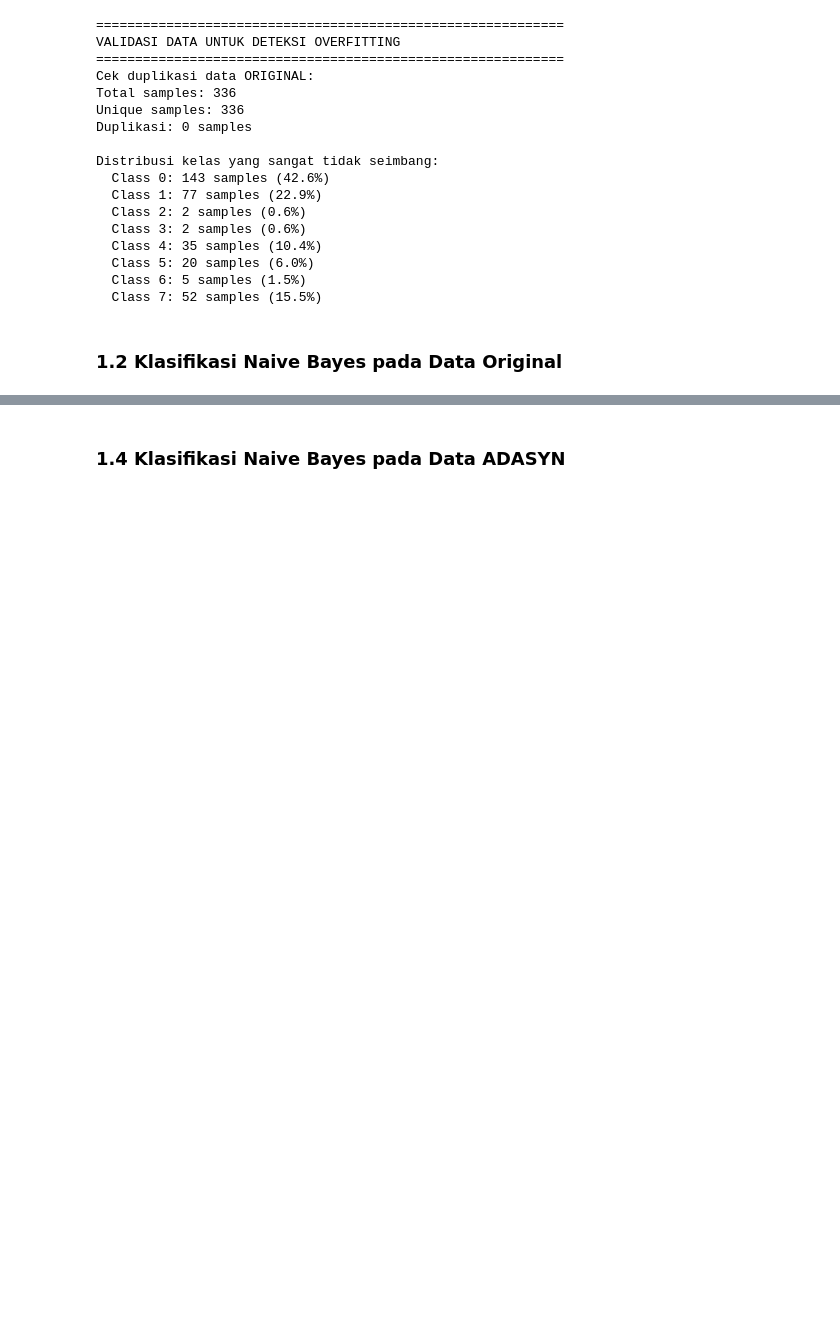
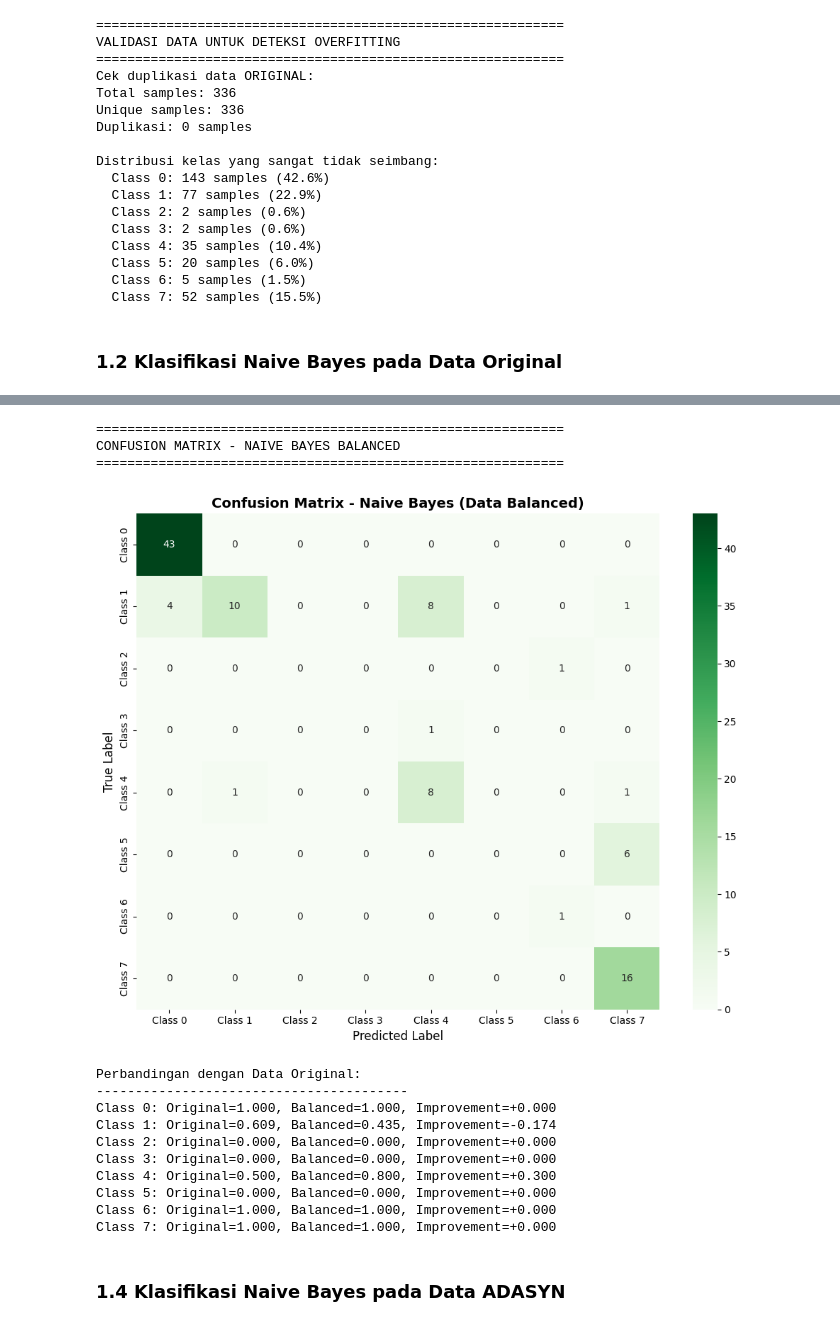
Before and after one commit to AchmadLutfi196/PSD, a Jupyter notebook: _sources/Klasifikasi.ipynb, the cells around one changed output, grey strips where cells are left out. Cells and saved outputs as stored; diff of their text form; code cells hidden in the pictures; blank space fills up the shorter version.

```diff
--- a/_sources/Klasifikasi.ipynb
+++ b/_sources/Klasifikasi.ipynb
@@ -235,3 +297,53 @@ weighted avg       0.91      0.85      0.85        68
+# %%
+# Visualisasi Confusion Matrix untuk Naive Bayes - Data Balanced
+print("\n" + "="*60)
+print("CONFUSION MATRIX - NAIVE BAYES BALANCED")
+print("="*60)
+
+# Hitung confusion matrix
+cm_nb_smote = confusion_matrix(y_test_orig, y_pred_nb_smote)
+
+# Plot confusion matrix
+plt.figure(figsize=(10, 8))
+sns.heatmap(cm_nb_smote, annot=True, fmt='d', cmap='Greens',
+            xticklabels=[f'Class {i}' for i in range(len(set(y_all)))],
+            yticklabels=[f'Class {i}' for i in range(len(set(y_all)))])
+plt.title('Confusion Matrix - Naive Bayes (Data Balanced)', fontsize=14, fontweight='bold')
+plt.xlabel('Predicted Label', fontsize=12)
+plt.ylabel('True Label', fontsize=12)
+plt.tight_layout()
+plt.show()
+
+# Perbandingan dengan Original
+print("\nPerbandingan dengan Data Original:")
+print("-" * 40)
+for i, class_name in enumerate([f'Class {i}' for i in range(len(set(y_all)))]):
+    tp_orig = cm_nb_orig[i, i]
+    tp_smote = cm_nb_smote[i, i]
+    support = test_counts.get(i, 0)
+
+    if support > 0:
+        acc_orig = tp_orig / support
+        acc_smote = tp_smote / support
+        improvement = acc_smote - acc_orig
+        print(f"{class_name}: Original={acc_orig:.3f}, Balanced={acc_smote:.3f}, Improvement={improvement:+.3f}")
+    else:
+        print(f"{class_name}: No test samples")
+# %% [output]
+============================================================
+CONFUSION MATRIX - NAIVE BAYES BALANCED
+============================================================
+[figure, added]
+Perbandingan dengan Data Original:
+----------------------------------------
+Class 0: Original=1.000, Balanced=1.000, Improvement=+0.000
+Class 1: Original=0.609, Balanced=0.435, Improvement=-0.174
+Class 2: Original=0.000, Balanced=0.000, Improvement=+0.000
+Class 3: Original=0.000, Balanced=0.000, Improvement=+0.000
+Class 4: Original=0.500, Balanced=0.800, Improvement=+0.300
+Class 5: Original=0.000, Balanced=0.000, Improvement=+0.000
+Class 6: Original=1.000, Balanced=1.000, Improvement=+0.000
+Class 7: Original=1.000, Balanced=1.000, Improvement=+0.000
 # %% [markdown]
 ### **1.4 Klasifikasi Naive Bayes pada Data ADASYN**
 # %%
```
Also changed, not shown: parts of 20 cells of this notebook, 2 other files.
